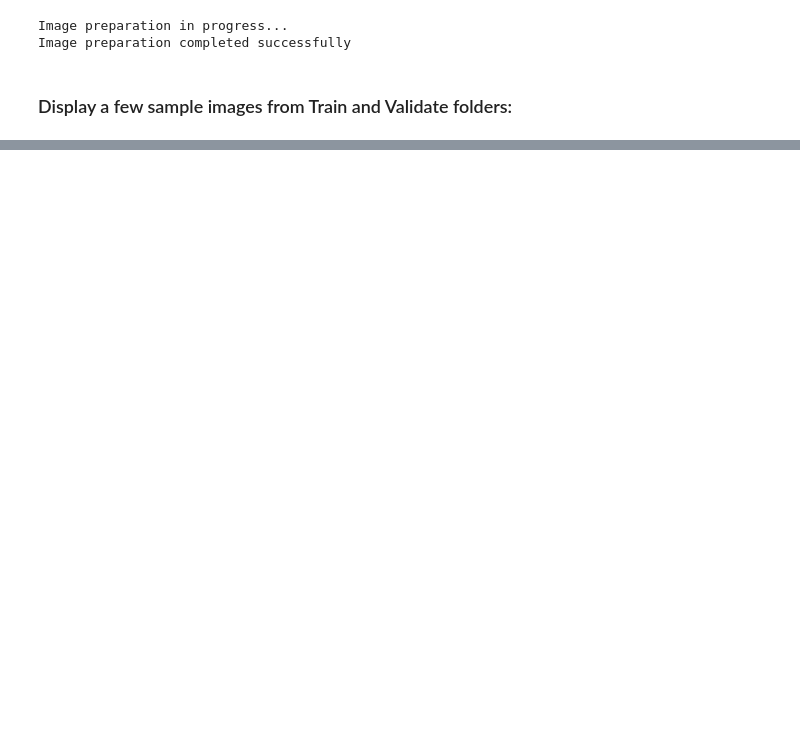
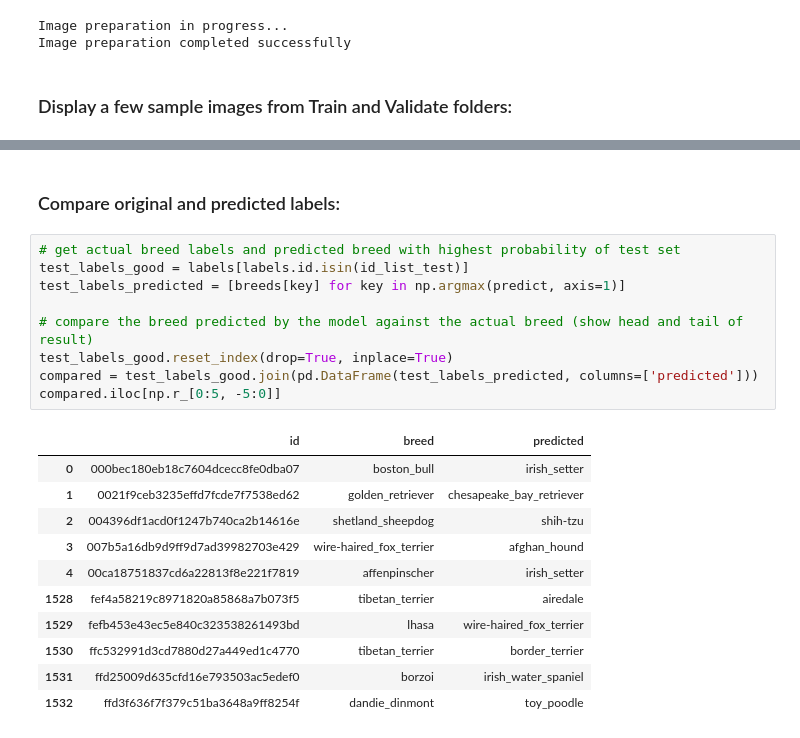
Before and after one commit to gelidely/dog-breeds, a Jupyter notebook: dog_breeds.ipynb, the cells around one changed output, grey strips where cells are left out. Drawn from its saved outputs; the diff is of its cells as text; blank space fills up the shorter version.

```diff
--- a/dog_breeds.ipynb
+++ b/dog_breeds.ipynb
@@ -140,0 +413,23 @@ sample_images('validate', 2)
+# %% [markdown]
+### Compare original and predicted labels:
+# %%
+# get actual breed labels and predicted breed with highest probability of test set
+test_labels_good = labels[labels.id.isin(id_list_test)]
+test_labels_predicted = [breeds[key] for key in np.argmax(predict, axis=1)]
+
+# compare the breed predicted by the model against the actual breed (show head and tail of result)
+test_labels_good.reset_index(drop=True, inplace=True)
+compared = test_labels_good.join(pd.DataFrame(test_labels_predicted, columns=['predicted']))
+compared.iloc[np.r_[0:5, -5:0]]
+# %% [output]
+|  | id | breed | predicted |
+| 0 | 000bec180eb18c7604dcecc8fe0dba07 | boston_bull | irish_setter |
+| 1 | 0021f9ceb3235effd7fcde7f7538ed62 | golden_retriever | chesapeake_bay_retriever |
+| 2 | 004396df1acd0f1247b740ca2b14616e | shetland_sheepdog | shih-tzu |
+| 3 | 007b5a16db9d9ff9d7ad39982703e429 | wire-haired_fox_terrier | afghan_hound |
+| 4 | 00ca18751837cd6a22813f8e221f7819 | affenpinscher | irish_setter |
+| 1528 | fef4a58219c8971820a85868a7b073f5 | tibetan_terrier | airedale |
+| 1529 | fefb453e43ec5e840c323538261493bd | lhasa | wire-haired_fox_terrier |
+| 1530 | ffc532991d3cd7880d27a449ed1c4770 | tibetan_terrier | border_terrier |
+| 1531 | ffd25009d635cfd16e793503ac5edef0 | borzoi | irish_water_spaniel |
+| 1532 | ffd3f636f7f379c51ba3648a9ff8254f | dandie_dinmont | toy_poodle |
```
Also changed, not shown: parts of 28 cells of this notebook.
